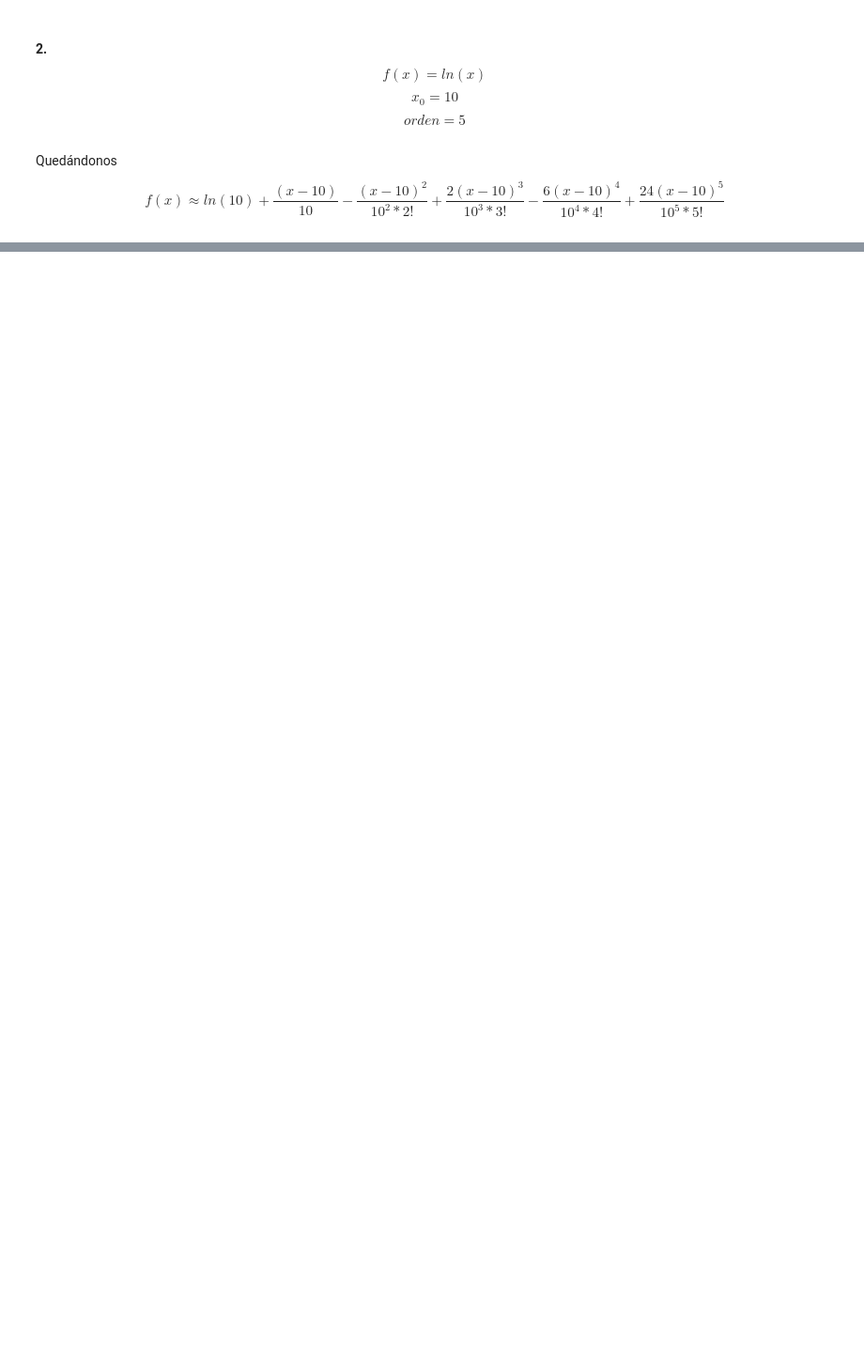
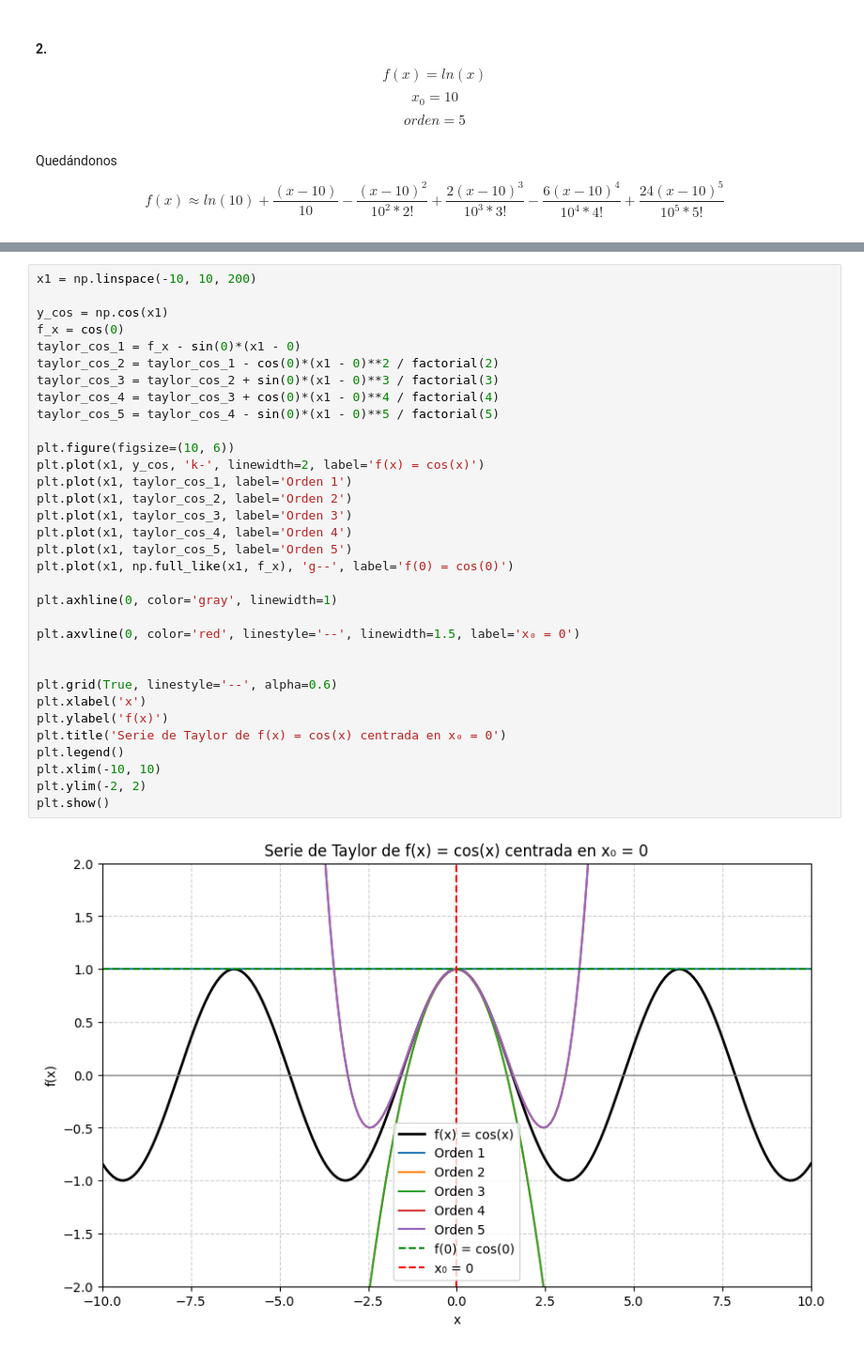
Before and after one commit to Dalzsfn/Taller3, a Jupyter notebook: Taller03.ipynb, the cells around one changed output, grey strips where cells are left out. Shown at 94% size. Cells and saved outputs as stored; diff of their text form; blank space fills up the shorter version.

```diff
--- a/Taller03.ipynb
+++ b/Taller03.ipynb
@@ -94,0 +93,35 @@ plt.show()
+# %%
+x1 = np.linspace(-10, 10, 200)
+
+y_cos = np.cos(x1)
+f_x = cos(0)
+taylor_cos_1 = f_x - sin(0)*(x1 - 0)
+taylor_cos_2 = taylor_cos_1 - cos(0)*(x1 - 0)**2 / factorial(2)
+taylor_cos_3 = taylor_cos_2 + sin(0)*(x1 - 0)**3 / factorial(3)
+taylor_cos_4 = taylor_cos_3 + cos(0)*(x1 - 0)**4 / factorial(4)
+taylor_cos_5 = taylor_cos_4 - sin(0)*(x1 - 0)**5 / factorial(5)
+
+plt.figure(figsize=(10, 6))
+plt.plot(x1, y_cos, 'k-', linewidth=2, label='f(x) = cos(x)')
+plt.plot(x1, taylor_cos_1, label='Orden 1')
+plt.plot(x1, taylor_cos_2, label='Orden 2')
+plt.plot(x1, taylor_cos_3, label='Orden 3')
+plt.plot(x1, taylor_cos_4, label='Orden 4')
+plt.plot(x1, taylor_cos_5, label='Orden 5')
+plt.plot(x1, np.full_like(x1, f_x), 'g--', label='f(0) = cos(0)')
+
+plt.axhline(0, color='gray', linewidth=1)
+
+plt.axvline(0, color='red', linestyle='--', linewidth=1.5, label='x₀ = 0')
+
+
+plt.grid(True, linestyle='--', alpha=0.6)
+plt.xlabel('x')
+plt.ylabel('f(x)')
+plt.title('Serie de Taylor de f(x) = cos(x) centrada en x₀ = 0')
+plt.legend()
+plt.xlim(-10, 10)
+plt.ylim(-2, 2)
+plt.show()
+# %% [output]
+[figure, added]
```
Also changed, not shown: parts of 5 cells of this notebook.
